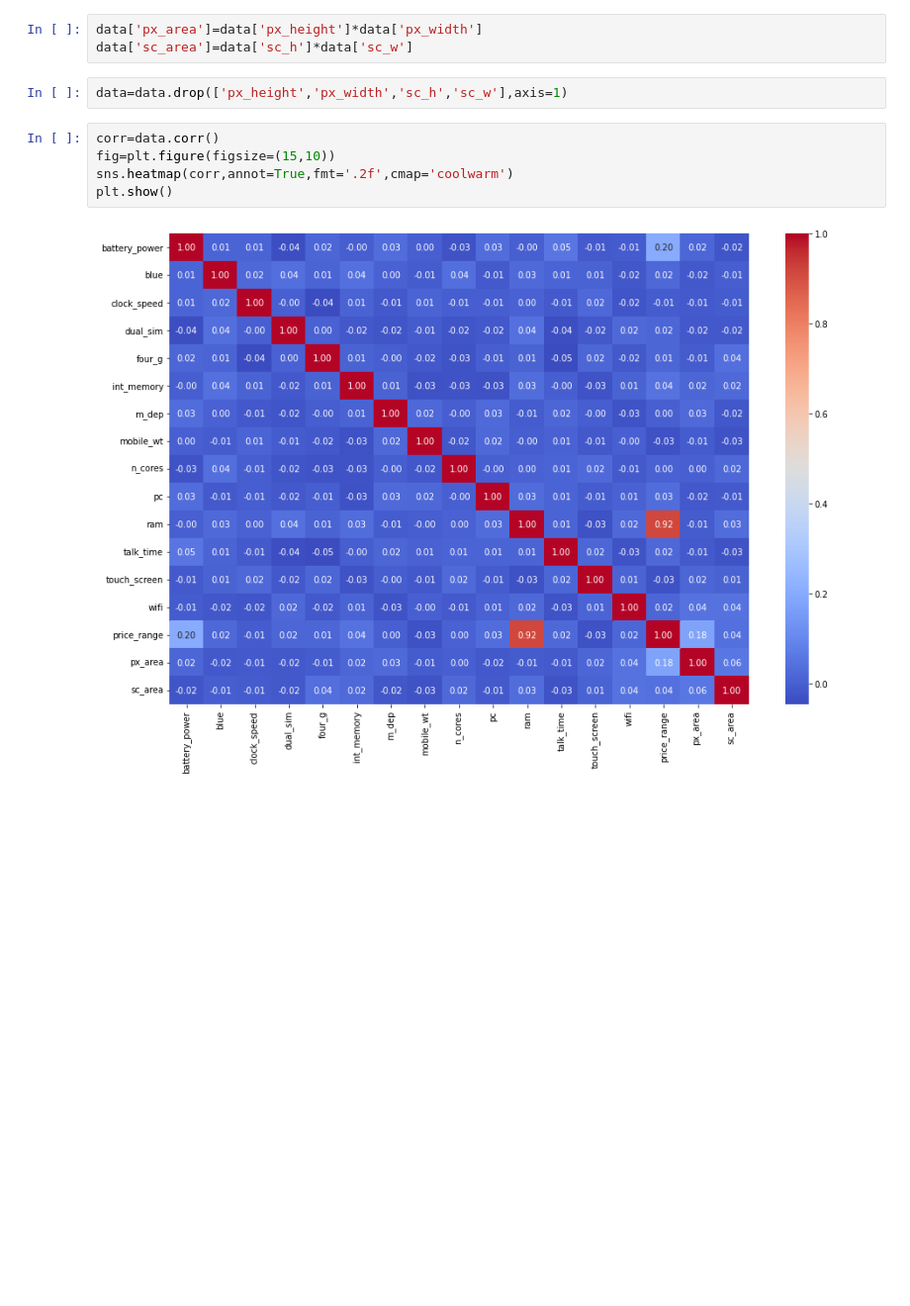
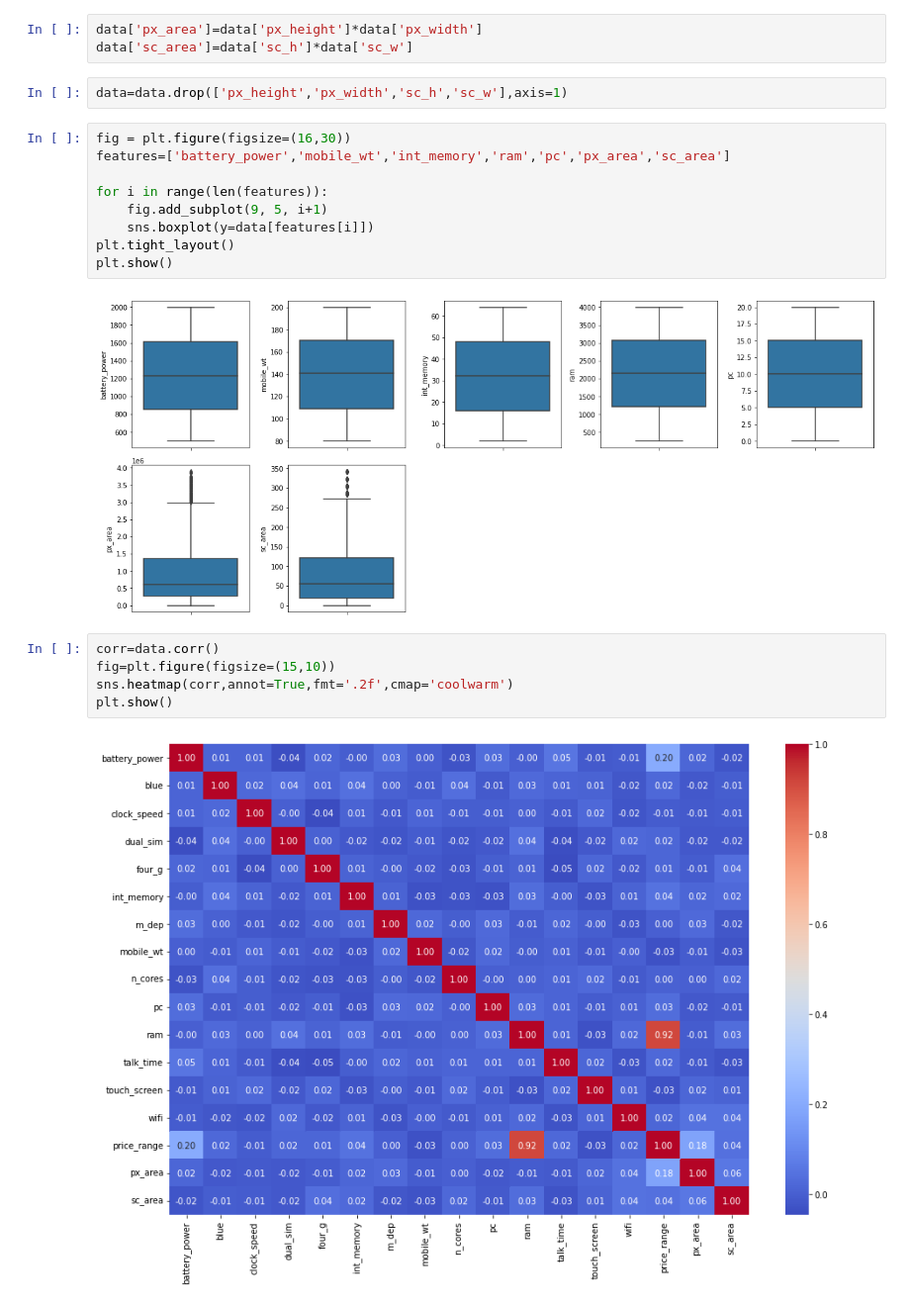
Before and after one commit to Ganeshwalimbe/Mobile-price-prediction, a Jupyter notebook: Mobile_price_prediction_capstone_project_3.ipynb, the cells around one changed output. Shown at 99% size. Saved outputs shown, nothing was run; the diff lists cells and outputs as text; blank space fills up the shorter version.

```diff
--- a/Mobile_price_prediction_capstone_project_3.ipynb
+++ b/Mobile_price_prediction_capstone_project_3.ipynb
@@ -172,6 +203,17 @@ data['px_area']=data['px_height']*data['px_width']
 data['sc_area']=data['sc_h']*data['sc_w']
 # %%
 data=data.drop(['px_height','px_width','sc_h','sc_w'],axis=1)
+# %%
+fig = plt.figure(figsize=(16,30))
+features=['battery_power','mobile_wt','int_memory','ram','pc','px_area','sc_area']
+
+for i in range(len(features)):
+    fig.add_subplot(9, 5, i+1)
+    sns.boxplot(y=data[features[i]])
+plt.tight_layout()
+plt.show()
+# %% [output]
+[figure, added]
 # %%
 corr=data.corr()
 fig=plt.figure(figsize=(15,10))
```
Also changed, not shown: parts of 64 cells of this notebook.
